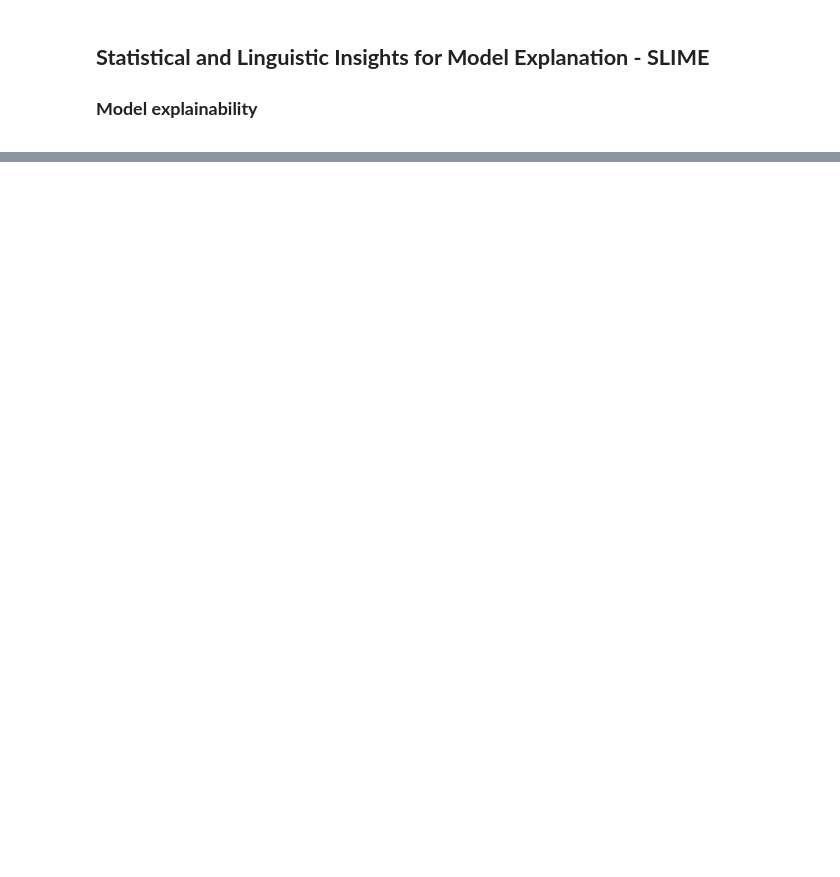
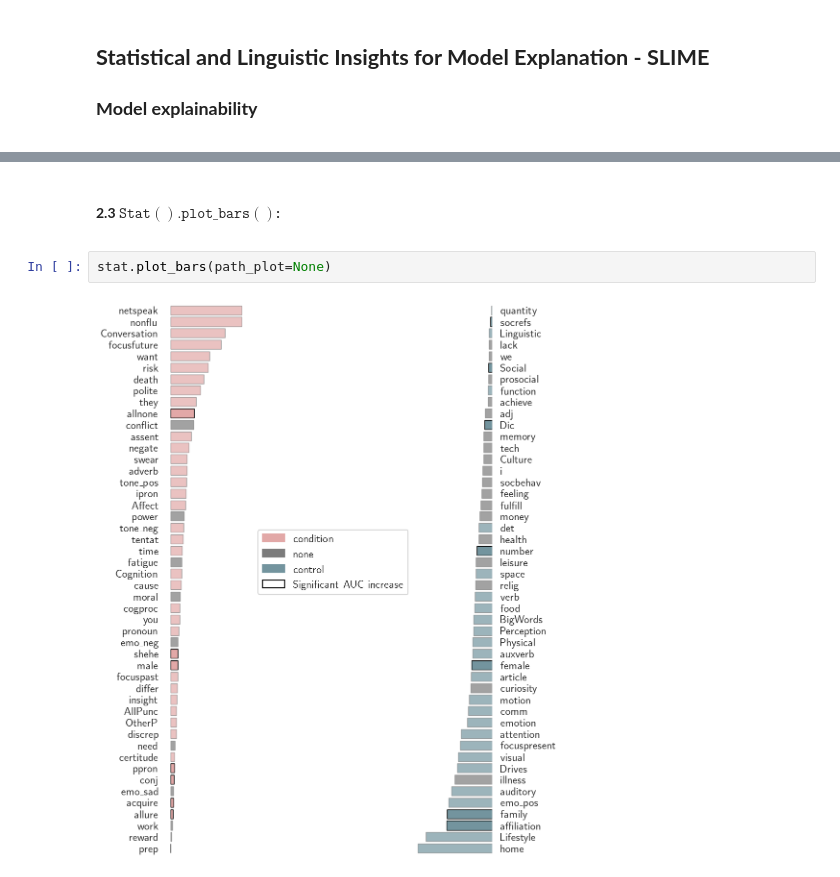
Before and after one commit to marinatrs/slime_nlp, a Jupyter notebook: docs/explainability.ipynb, the cells around one changed output, grey strips where cells are left out. Cells and saved outputs as stored; diff of their text form; blank space fills up the shorter version.

```diff
--- a/docs/explainability.ipynb
+++ b/docs/explainability.ipynb
@@ -106,0 +166,7 @@ Processing: 100.0%
+# %% [markdown]
+#### __2.3 $\mathtt{Stat().plot\_bars()}$:__
+<font size=3>
+# %%
+stat.plot_bars(path_plot=None)
+# %% [output]
+[figure, added]
```
Also changed, not shown: parts of 26 cells of this notebook.
